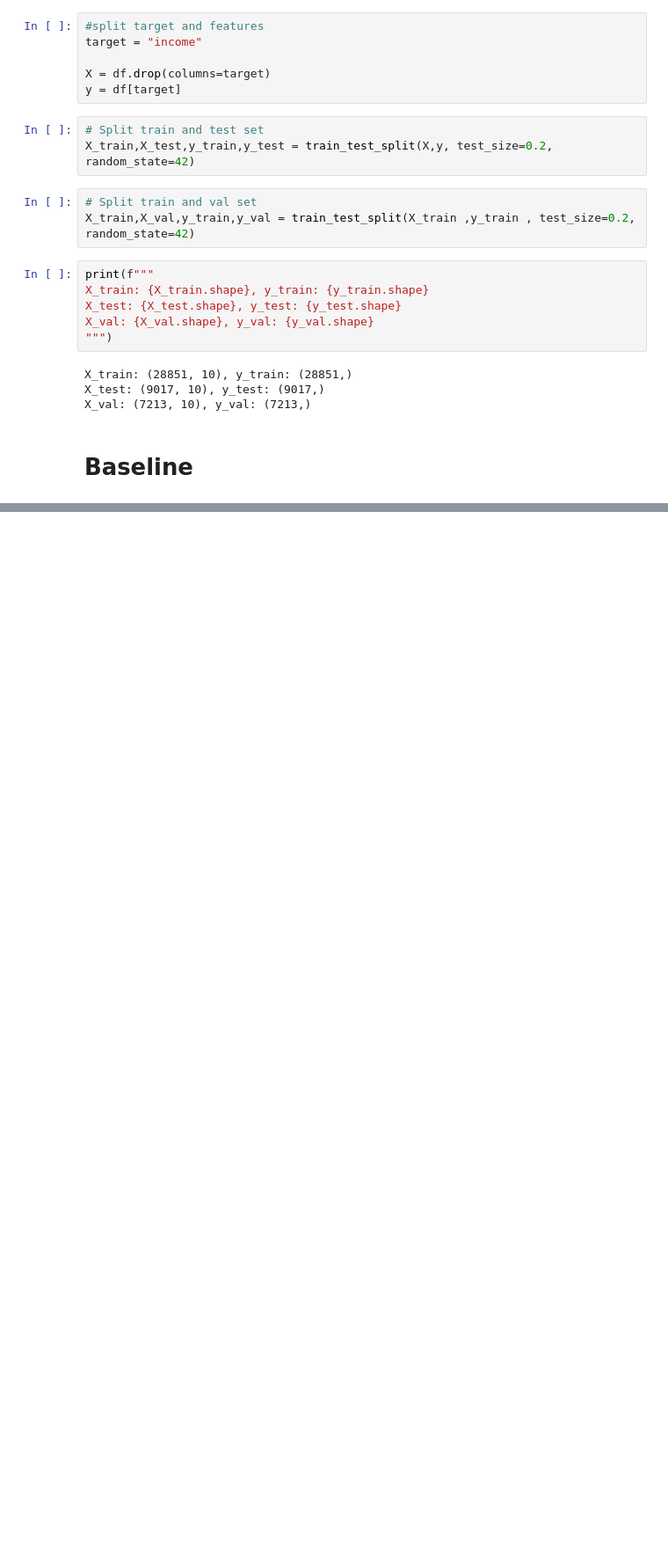
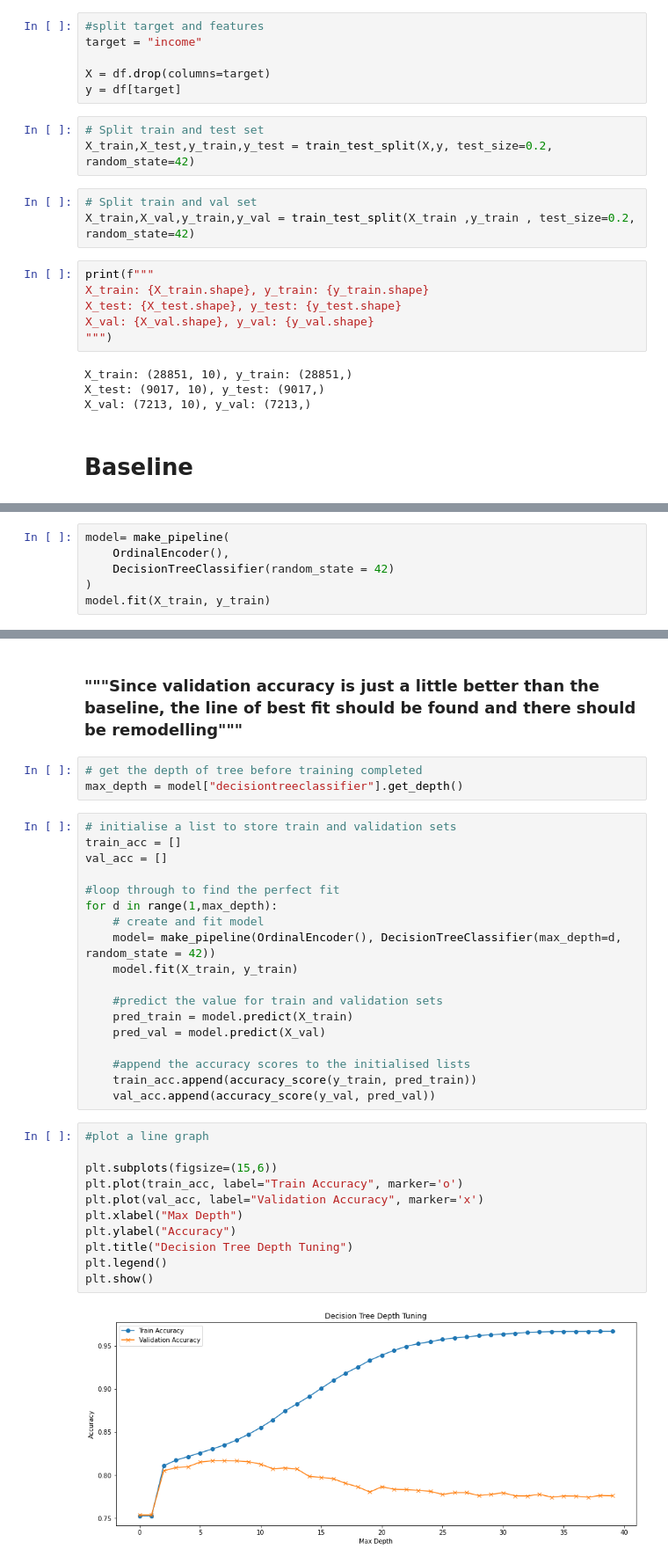
Before and after one commit to Sodiqlef/DecisionTree-income-predictor, a Jupyter notebook: Untitled2.ipynb, the cells around one changed output, grey strips where cells are left out. Shown at 88% size. Cells and saved outputs as stored; diff of their text form; blank space fills up the shorter version.

```diff
--- a/Untitled2.ipynb
+++ b/Untitled2.ipynb
@@ -87,0 +97,6 @@ baseline_acc
+# %%
+model= make_pipeline(
+    OrdinalEncoder(),
+    DecisionTreeClassifier(random_state = 42)
+)
+model.fit(X_train, y_train)
@@ -87,0 +135,36 @@ baseline_acc
+# %% [markdown]
+### """Since validation accuracy is just a little better than the baseline, the line of best fit should be found and there should be remodelling"""
+# %%
+# get the depth of tree before training completed
+max_depth = model["decisiontreeclassifier"].get_depth()
+# %%
+# initialise a list to store train and validation sets
+train_acc = []
+val_acc = []
+
+#loop through to find the perfect fit
+for d in range(1,max_depth):
+    # create and fit model
+    model= make_pipeline(OrdinalEncoder(), DecisionTreeClassifier(max_depth=d, random_state = 42))
+    model.fit(X_train, y_train)
+
+    #predict the value for train and validation sets
+    pred_train = model.predict(X_train)
+    pred_val = model.predict(X_val)
+
+    #append the accuracy scores to the initialised lists
+    train_acc.append(accuracy_score(y_train, pred_train))
+    val_acc.append(accuracy_score(y_val, pred_val))
+# %%
+#plot a line graph
+
+plt.subplots(figsize=(15,6))
+plt.plot(train_acc, label="Train Accuracy", marker='o')
+plt.plot(val_acc, label="Validation Accuracy", marker='x')
+plt.xlabel("Max Depth")
+plt.ylabel("Accuracy")
+plt.title("Decision Tree Depth Tuning")
+plt.legend()
+plt.show()
+# %% [output]
+[figure, added]
```
Also changed, not shown: parts of 17 cells of this notebook.
